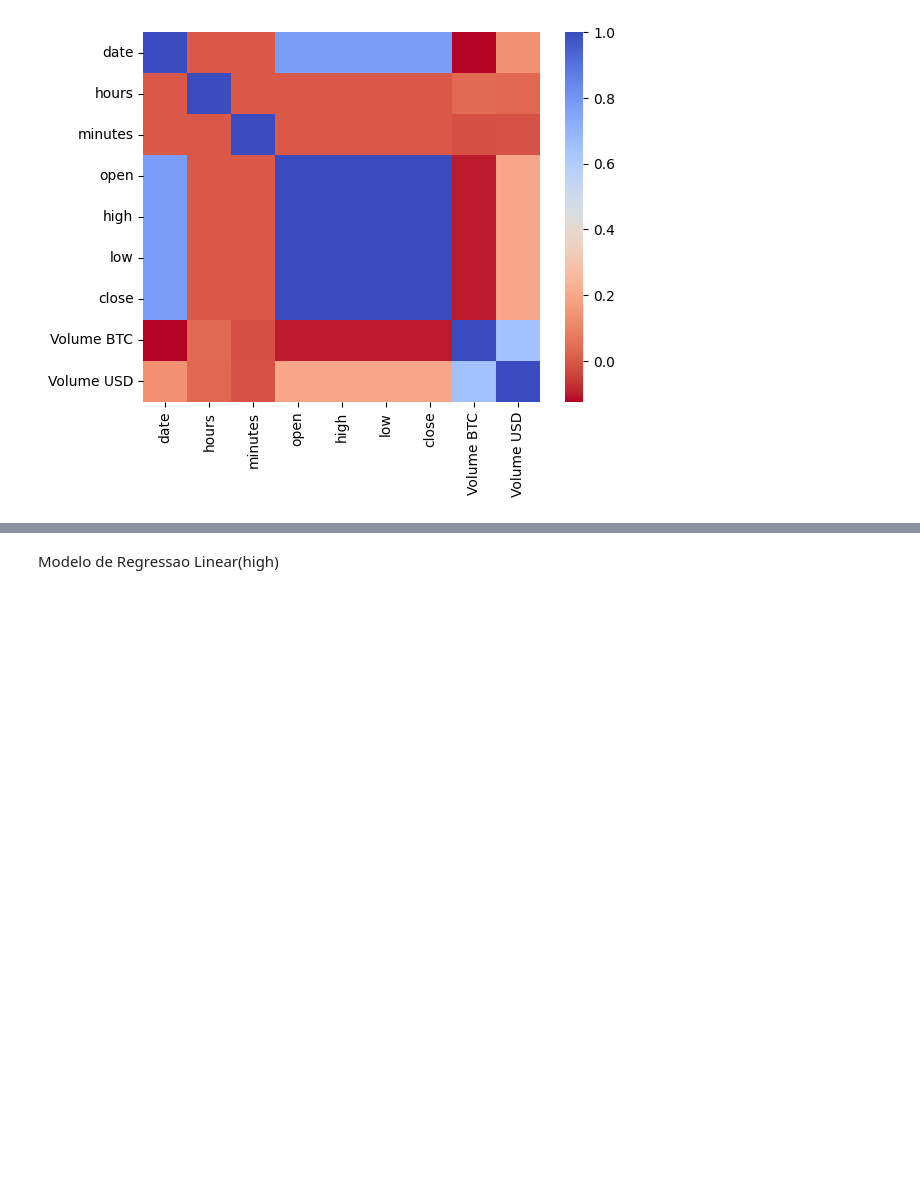
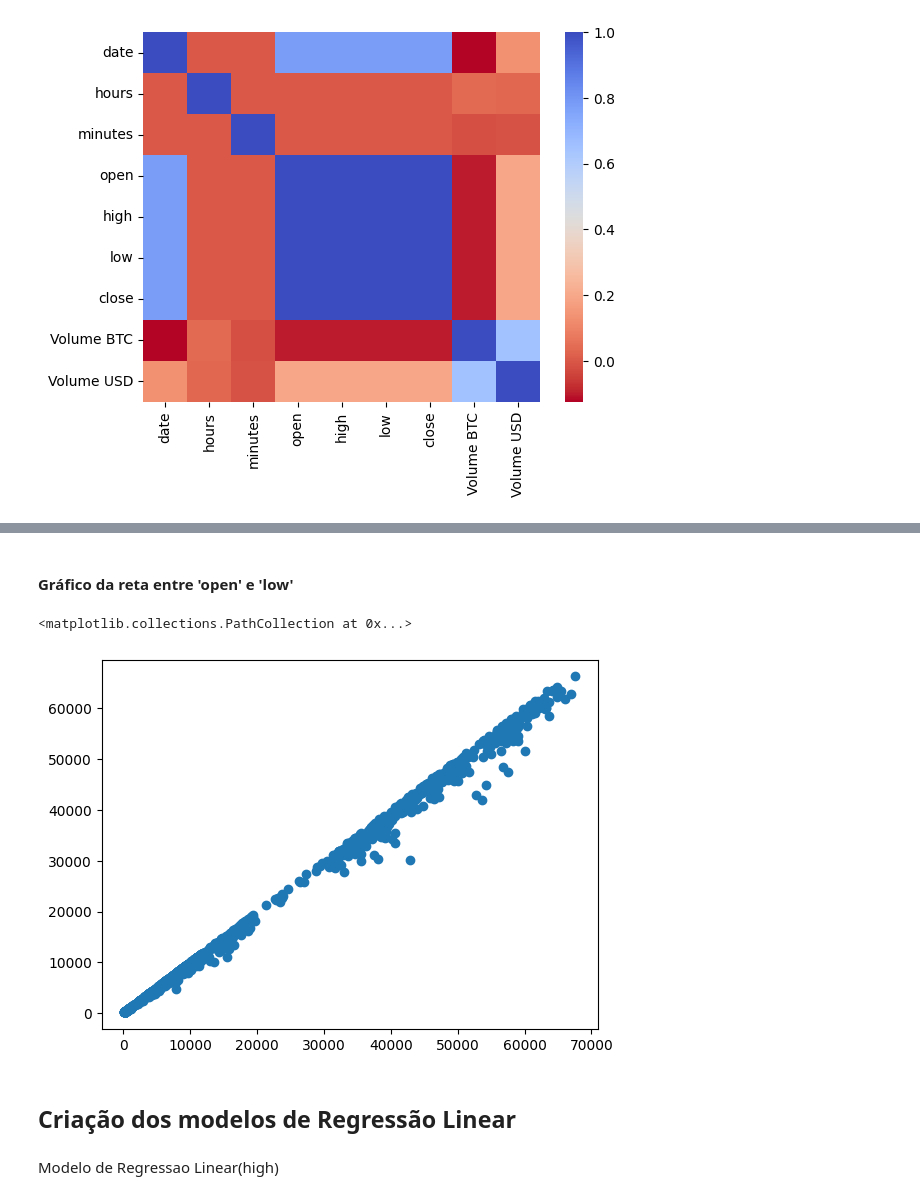
Before and after one commit to Lukas-Christopher13/Projeto-Topicos-em-BD, a Jupyter notebook: Bitcoin_historical_data.ipynb, the cells around one changed output, grey strips where cells are left out. Cells and saved outputs as stored; diff of their text form; code cells hidden in the pictures; blank space fills up the shorter version.

```diff
--- a/Bitcoin_historical_data.ipynb
+++ b/Bitcoin_historical_data.ipynb
@@ -167,3 +182,12 @@ plt.scatter(BTC_df_date["open"].values, BTC_df_date["close"].values)
+# %% [markdown]
+<h4>Gráfico da reta entre 'open' e 'low'</h4>
+# %%
+plt.scatter(df_BTC_daily["open"].values, df_BTC_daily["low"].values)
+# %% [output]
+<matplotlib.collections.PathCollection at 0x...>
+[figure, added]
+# %% [markdown]
+<h2>Criação dos modelos de Regressão Linear</h2>
 # %% [markdown]
 Modelo de Regressao Linear(high)
 # %%
```
Also changed, not shown: parts of 30 cells of this notebook.
